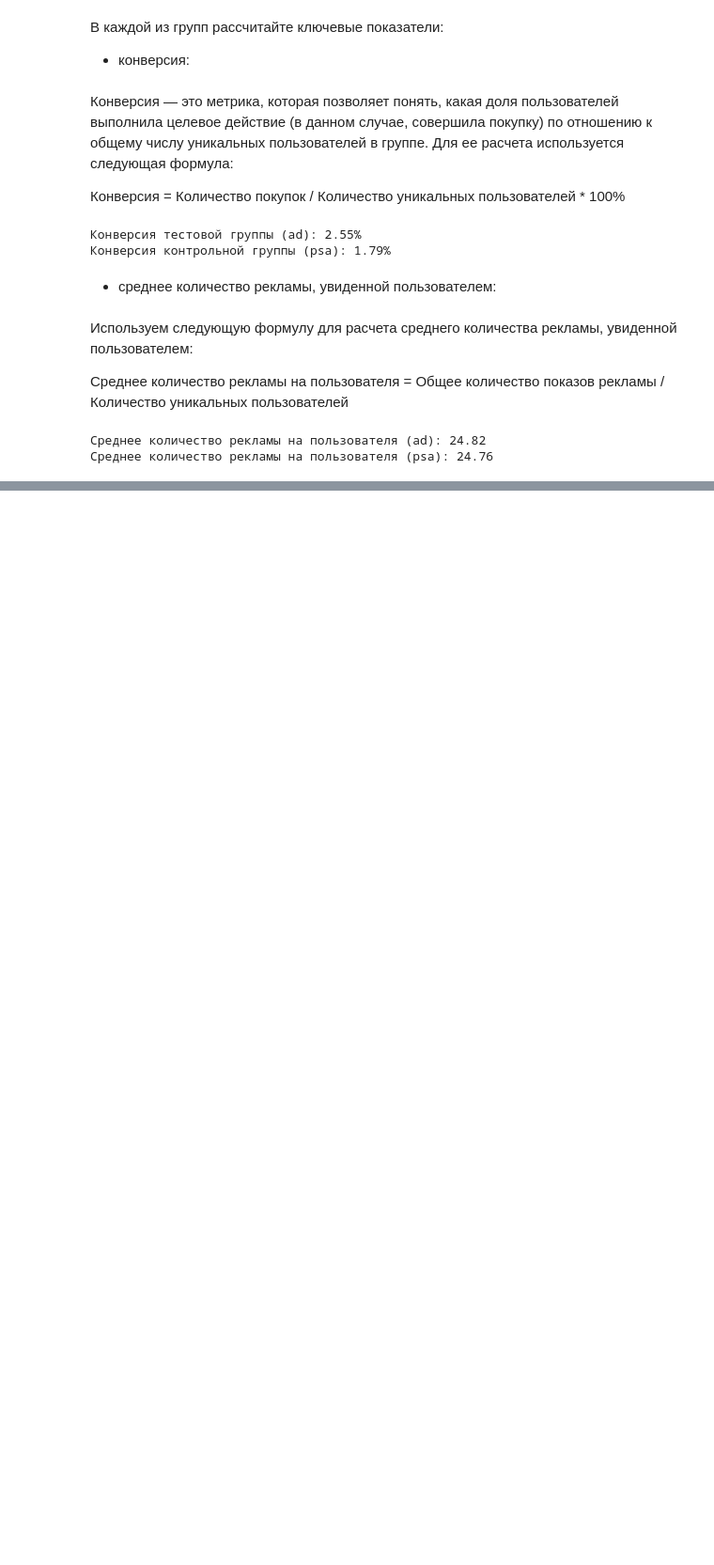
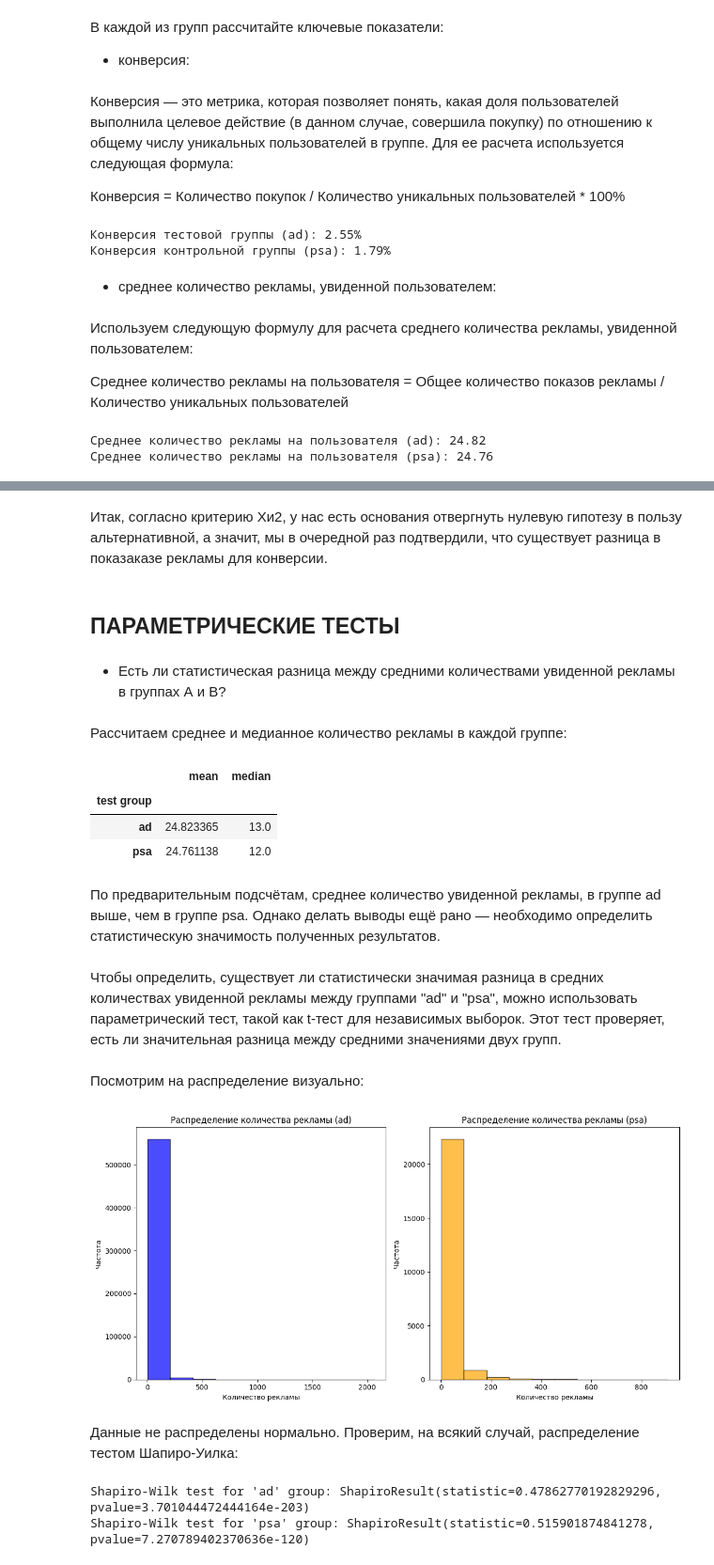
Before and after one commit to lastinm/ml_hw_notebooks, a Jupyter notebook: Бизнес_применение_машинного_обучения_Итоговый_проект.ipynb, the cells around one changed output, grey strips where cells are left out. Shown at 94% size. Drawn from its saved outputs; the diff is of its cells as text; code cells hidden in the pictures; blank space fills up the shorter version.

```diff
--- a/Бизнес_применение_машинного_обучения_Итоговый_проект.ipynb
+++ b/Бизнес_применение_машинного_обучения_Итоговый_проект.ipynb
@@ -229,0 +312,69 @@ print(f"Среднее количество рекламы на пользова
+# %% [markdown]
+Итак, согласно критерию Хи2, у нас есть основания отвергнуть нулевую гипотезу в пользу альтернативной, а значит, мы в очередной раз подтвердили, что существует разница в показаказе рекламы для конверсии.
+# %% [markdown]
+## ПАРАМЕТРИЧЕСКИЕ ТЕСТЫ
+# %% [markdown]
+* Есть ли статистическая разница между средними количествами увиденной рекламы в группах А и B?
+# %% [markdown]
+Рассчитаем среднее и медианное количество рекламы в каждой группе:
+# %%
+# Группируем данные по тестовой группе и рассчитываем среднее и медиану времени
+grouped = ab_data.groupby('test group', observed=False)['total ads'].agg(['mean', 'median'])
+
+# Печатаем результат
+grouped
+# %% [output]
+|  | mean | median |
+| test group |  |  |
+| ad | 24.823365 | 13.0 |
+| psa | 24.761138 | 12.0 |
+# %% [markdown]
+По предварительным подсчётам, среднее количество увиденной рекламы, в группе ad выше, чем в группе psa. Однако делать выводы ещё рано — необходимо определить статистическую значимость полученных результатов.
+# %% [markdown]
+Чтобы определить, существует ли статистически значимая разница в средних количествах увиденной рекламы между группами "ad" и "psa", можно использовать параметрический тест, такой как t-тест для независимых выборок. Этот тест проверяет, есть ли значительная разница между средними значениями двух групп.
+# %%
+from scipy import stats
+import matplotlib.pyplot as plt
+
+# Разделяем данные по группам
+ad_group = ab_data[ab_data['test group'] == 'ad']['total ads']
+psa_group = ab_data[ab_data['test group'] == 'psa']['total ads']
+# %% [markdown]
+Посмотрим на распределение визуально:
+# %%
+import matplotlib.pyplot as plt
+
+# Настройка графика
+plt.figure(figsize=(12, 6))
+
+# Гистограмма для группы "ad"
+plt.subplot(1, 2, 1)
+plt.hist(ad_group, bins=10, color='blue', alpha=0.7, edgecolor='black')
+plt.title('Распределение количества рекламы (ad)')
+plt.xlabel('Количество рекламы')
+plt.ylabel('Частота')
+
+# Гистограмма для группы "psa"
+plt.subplot(1, 2, 2)
+plt.hist(psa_group, bins=10, color='orange', alpha=0.7, edgecolor='black')
+plt.title('Распределение количества рекламы (psa)')
+plt.xlabel('Количество рекламы')
+plt.ylabel('Частота')
+
+# Показать график
+plt.tight_layout()
+plt.show()
+# %% [output]
+[figure, added]
+# %% [markdown]
+Данные не распределены нормально. Проверим, на всякий случай, распределение тестом Шапиро-Уилка:
+# %%
+# Шаг 2: Проверка нормальности (по желанию)
+shapiro_ad = stats.shapiro(ad_group)
+shapiro_psa = stats.shapiro(psa_group)
+
+print("Shapiro-Wilk test for 'ad' group:", shapiro_ad)
+print("Shapiro-Wilk test for 'psa' group:", shapiro_psa)
+# %% [output]
+Shapiro-Wilk test for 'ad' group: ShapiroResult(statistic=0.47862770192829296, pvalue=3.701044472444164e-203)
+Shapiro-Wilk test for 'psa' group: ShapiroResult(statistic=0.515901874841278, pvalue=7.270789402370636e-120)
```
Also changed, not shown: parts of 18 cells of this notebook.
